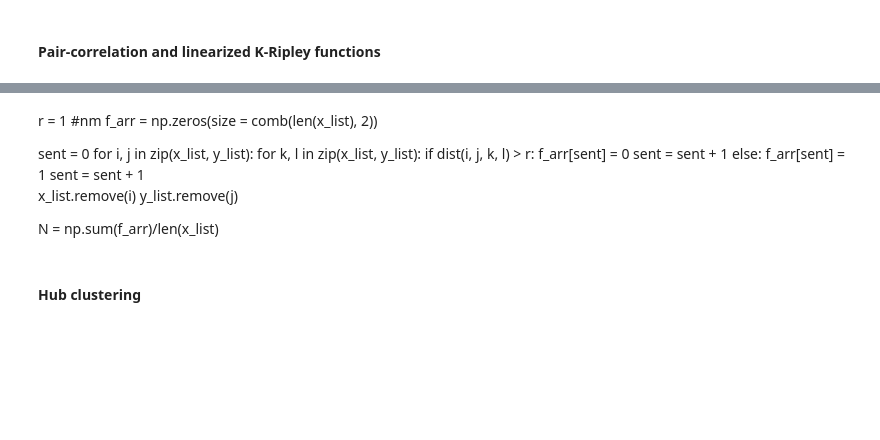
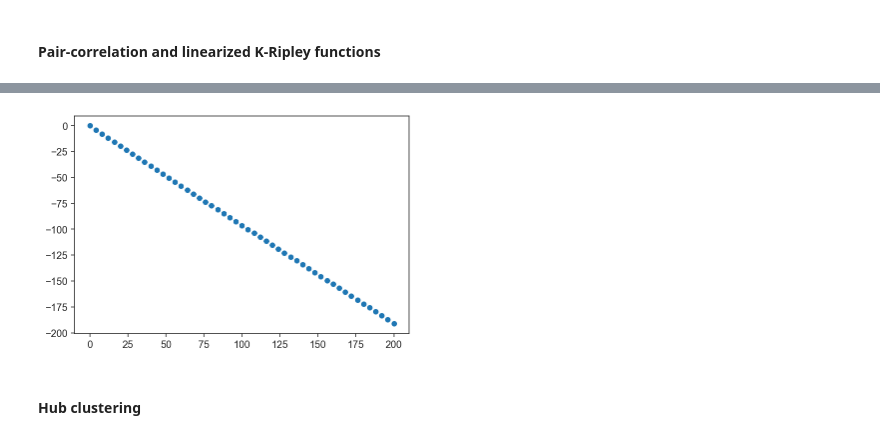
Before and after one commit to sryoshida/scgroup_rotation_project, a Jupyter notebook: Notebooks/hub_pipeline/hub_quantification.ipynb, the cells around one changed output, grey strips where cells are left out. Drawn from its saved outputs; the diff is of its cells as text; code cells hidden in the pictures; blank space fills up the shorter version.

Commit message:
Update hub_quantification.ipynb
Implemented Ripley's K function w/ L function and normalized H function w/ tqdm progress bars

```diff
--- a/Notebooks/hub_pipeline/hub_quantification.ipynb
+++ b/Notebooks/hub_pipeline/hub_quantification.ipynb
@@ -104,17 +82,0 @@ def f_func(x1, y1, x2, y2, r):
-# %% [markdown]
-r = 1 #nm
-f_arr = np.zeros(size = comb(len(x_list), 2))
-
-sent = 0
-for i, j in zip(x_list, y_list):
-    for k, l in zip(x_list, y_list):
-        if dist(i, j, k, l) > r:
-            f_arr[sent] = 0
-            sent = sent + 1
-        else:
-            f_arr[sent] = 1
-            sent = sent + 1
-    x_list.remove(i)
-    y_list.remove(j)
-
-N = np.sum(f_arr)/len(x_list)
@@ -121,3 +104,45 @@ N = np.sum(f_arr)/len(x_list)
+# %%
+x_arr_nm = x_arr_nm[0:5000]
+y_arr_nm = y_arr_nm[0:5000]
+
+r_arr = np.linspace(0, 200, 51)
+K_arr = np.zeros_like(r_arr)
+
+x_list = x_arr_nm.tolist()
+y_list = y_arr_nm.tolist()
+
+num = len(x_list)
+
+r_sent = 0
+for r in r_arr:
+    f_arr = np.zeros(shape = comb(num, 2))
+
+    x_list = x_arr_nm.tolist()
+    y_list = y_arr_nm.tolist()
+
+    sent = 0
+    for i, j in tqdm.tqdm(zip(x_list, y_list), total=len(x_list)/2, \
+                          desc = 'r = ' + str(r), leave = False):
+        for k, l in zip(x_list, y_list):
+            if dist(i, j, k, l) > r:
+                f_arr[sent] = 0
+                sent = sent + 1
+            else:
+                f_arr[sent] = 1
+                sent = sent + 1
+        x_list.remove(i)
+        y_list.remove(j)
+
+    N = calc_N(f_arr, num)
+    K = calc_K(N, r, num)
+    K_arr[r_sent] = K
+    r_sent = r_sent + 1
+# %%
+L_arr = np.sqrt((K_arr)/np.pi)
+H_arr = L_arr - r_arr
+sns.scatterplot(x = r_arr, y = H_arr);
+# %% [output]
+[figure, added]
 # %% [markdown]
 #### Hub clustering
 # %%
```
Also changed, not shown: parts of 3 cells of this notebook.
